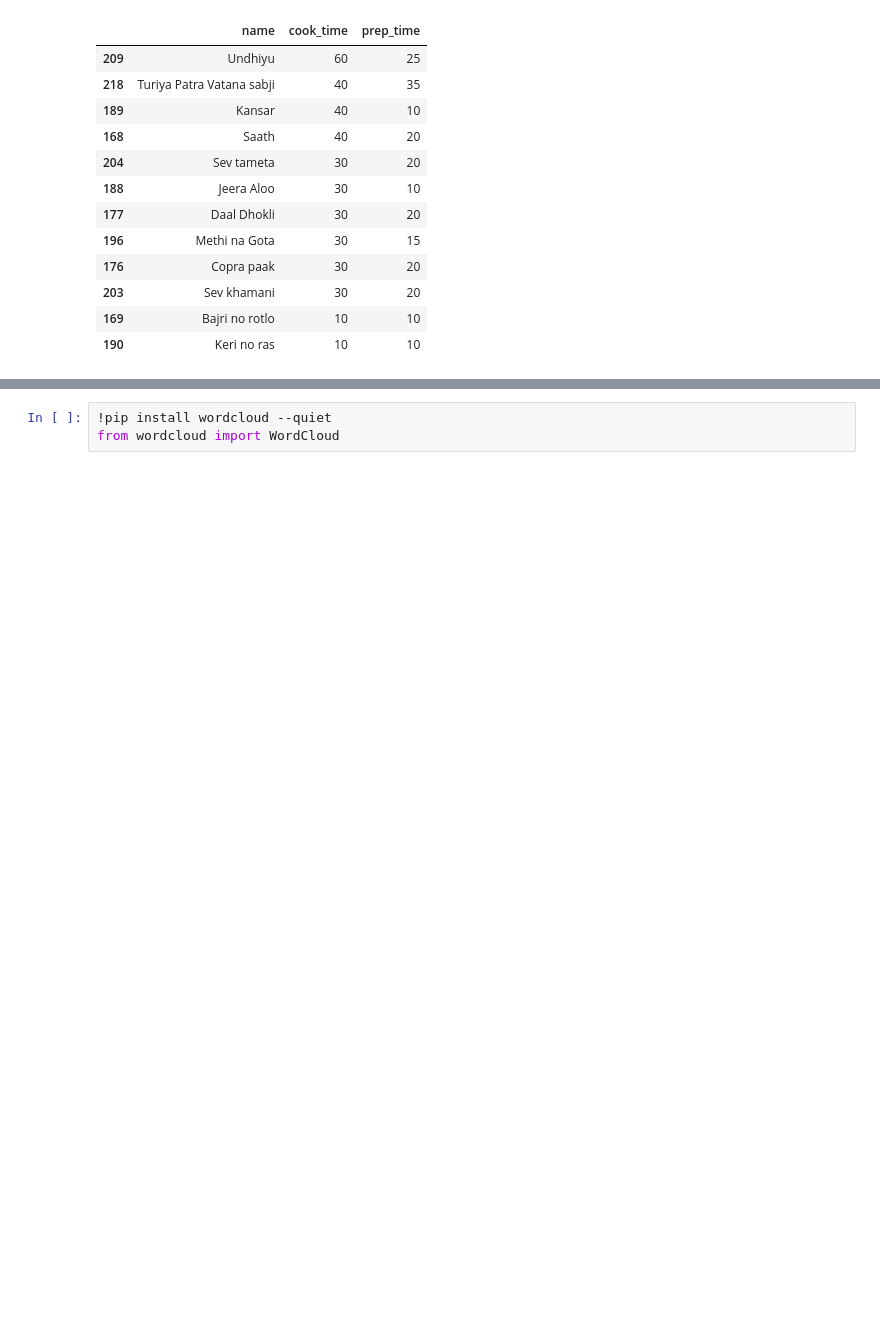
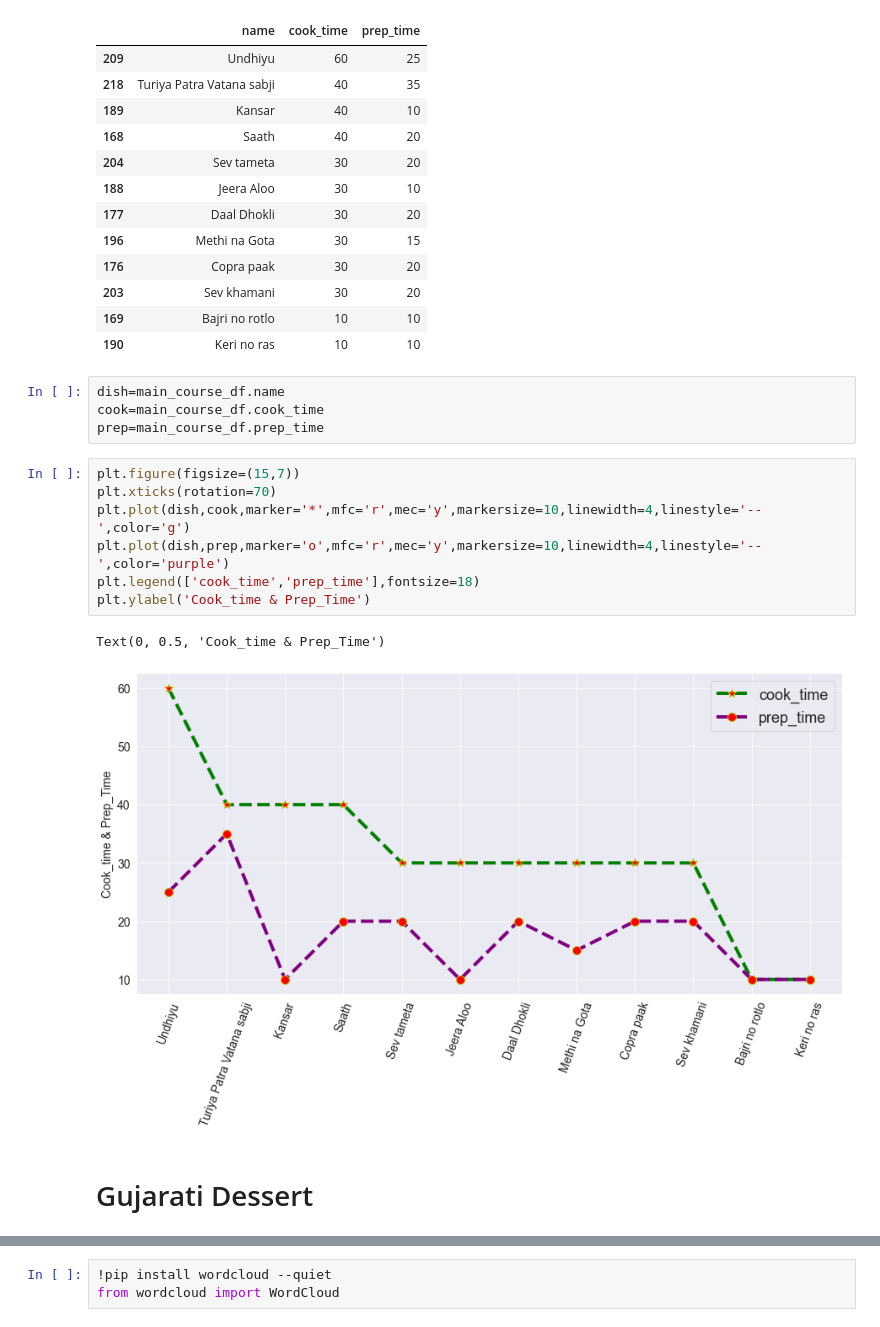
Before and after one commit to Arpan-tech-create/Exploratory_Data_Analysis, a Jupyter notebook: FOOD.ipynb, the cells around one changed output, grey strips where cells are left out. Saved outputs shown, nothing was run; the diff lists cells and outputs as text; blank space fills up the shorter version.

```diff
--- a/FOOD.ipynb
+++ b/FOOD.ipynb
@@ -400,3 +412,19 @@ main_course_df
 | 203 | Sev khamani | 30 | 20 |
 | 169 | Bajri no rotlo | 10 | 10 |
 | 190 | Keri no ras | 10 | 10 |
+# %%
+dish=main_course_df.name
+cook=main_course_df.cook_time
+prep=main_course_df.prep_time
+# %%
+plt.figure(figsize=(15,7))
+plt.xticks(rotation=70)
+plt.plot(dish,cook,marker='*',mfc='r',mec='y',markersize=10,linewidth=4,linestyle='--',color='g')
+plt.plot(dish,prep,marker='o',mfc='r',mec='y',markersize=10,linewidth=4,linestyle='--',color='purple')
+plt.legend(['cook_time','prep_time'],fontsize=18)
+plt.ylabel('Cook_time & Prep_Time')
+# %% [output]
+Text(0, 0.5, 'Cook_time & Prep_Time')
+[figure, added]
+# %% [markdown]
+# Gujarati Dessert
```
Also changed, not shown: parts of 8 cells of this notebook.
